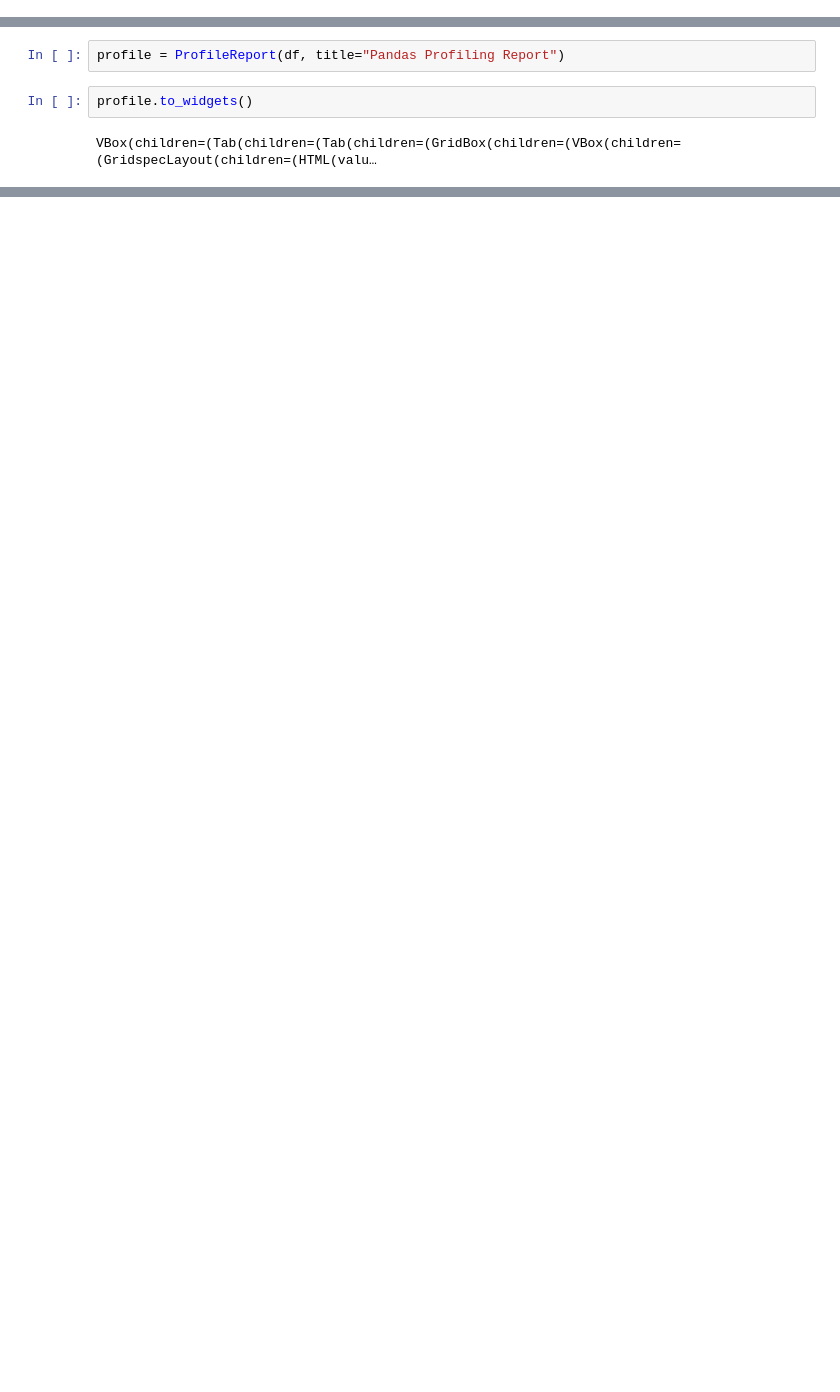
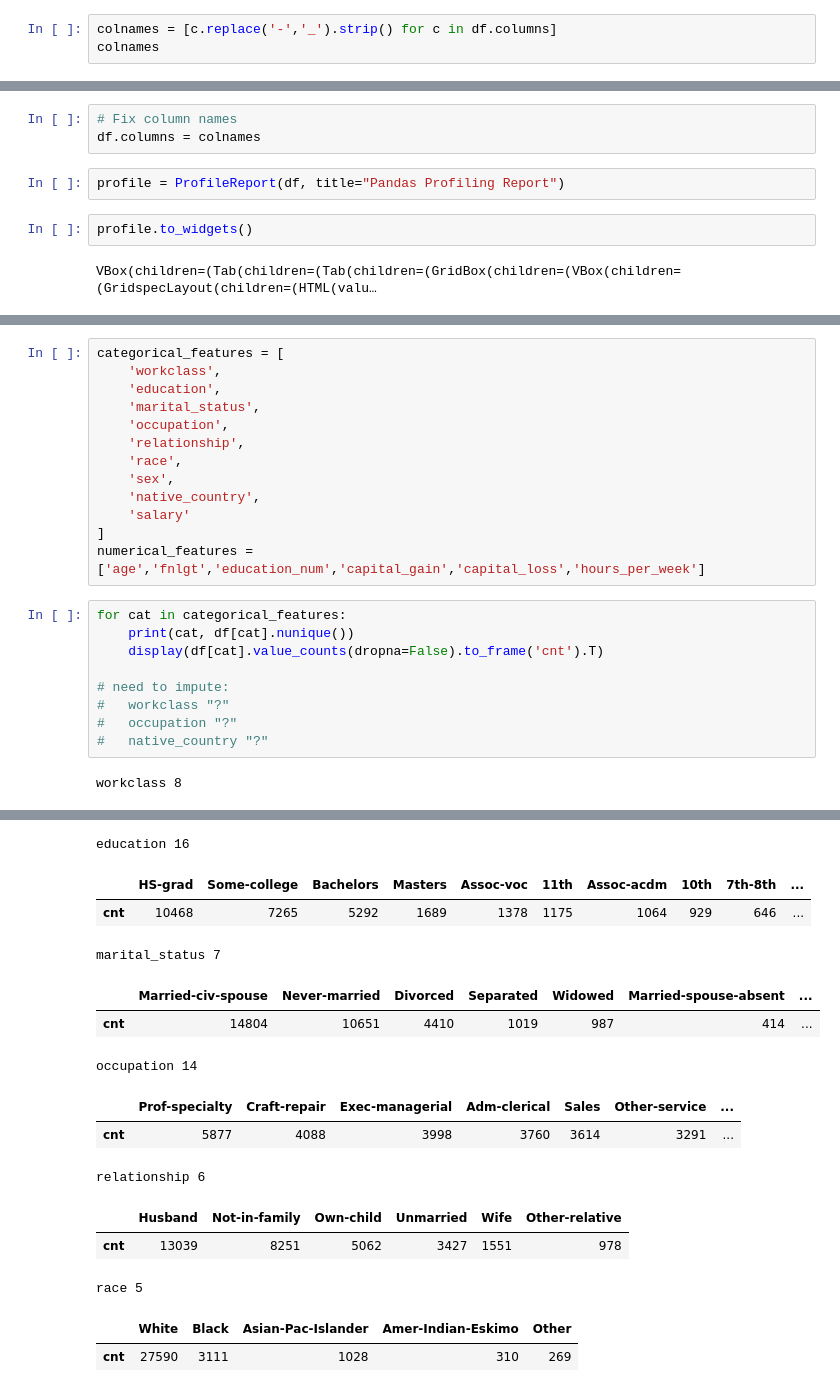
Before and after one commit to jhonsen/census_income, a Jupyter notebook: notebooks/EDA.ipynb, the cells around one changed output, grey strips where cells are left out. Saved outputs shown, nothing was run; the diff lists cells and outputs as text; blank space fills up the shorter version.

```diff
--- a/notebooks/EDA.ipynb
+++ b/notebooks/EDA.ipynb
@@ -10,3 +13,6 @@ df.head(1)
 # %% [output]
 |  | age | workclass | fnlgt | education | education-num | marital-status | occupation | relationship | ... |
 | 0 | 39 | State-gov | 77516 | Bachelors | 13 | Never-married | Adm-clerical | Not-in-family | ... |
+# %%
+colnames = [c.replace('-','_').strip() for c in df.columns]
+colnames
@@ -13,3 +35,6 @@ df.head(1)
+# %%
+# Fix column names
+df.columns = colnames
 # %%
 profile = ProfileReport(df, title="Pandas Profiling Report")
 # %%
@@ -18,0 +69,24 @@ VBox(children=(Tab(children=(Tab(children=(GridBox(children=(VBox(children=(Grid
+# %%
+categorical_features = [
+    'workclass',
+    'education',
+    'marital_status',
+    'occupation',
+    'relationship',
+    'race',
+    'sex',
+    'native_country',
+    'salary'
+]
+numerical_features = ['age','fnlgt','education_num','capital_gain','capital_loss','hours_per_week']
+# %%
+for cat in categorical_features:
+    print(cat, df[cat].nunique())
+    display(df[cat].value_counts(dropna=False).to_frame('cnt').T)
+
+# need to impute:
+#   workclass "?"
+#   occupation "?"
+#   native_country "?"
+# %% [output]
+workclass 8
@@ -18,0 +95,15 @@ VBox(children=(Tab(children=(Tab(children=(GridBox(children=(VBox(children=(Grid
+education 16
+|  | HS-grad | Some-college | Bachelors | Masters | Assoc-voc | 11th | Assoc-acdm | 10th | 7th-8th | ... |
+| cnt | 10468 | 7265 | 5292 | 1689 | 1378 | 1175 | 1064 | 929 | 646 | ... |
+marital_status 7
+|  | Married-civ-spouse | Never-married | Divorced | Separated | Widowed | Married-spouse-absent | ... |
+| cnt | 14804 | 10651 | 4410 | 1019 | 987 | 414 | ... |
+occupation 14
+|  | Prof-specialty | Craft-repair | Exec-managerial | Adm-clerical | Sales | Other-service | ... |
+| cnt | 5877 | 4088 | 3998 | 3760 | 3614 | 3291 | ... |
+relationship 6
+|  | Husband | Not-in-family | Own-child | Unmarried | Wife | Other-relative |
+| cnt | 13039 | 8251 | 5062 | 3427 | 1551 | 978 |
+race 5
+|  | White | Black | Asian-Pac-Islander | Amer-Indian-Eskimo | Other |
+| cnt | 27590 | 3111 | 1028 | 310 | 269 |
```
Also changed, not shown: parts of 41 cells of this notebook.
